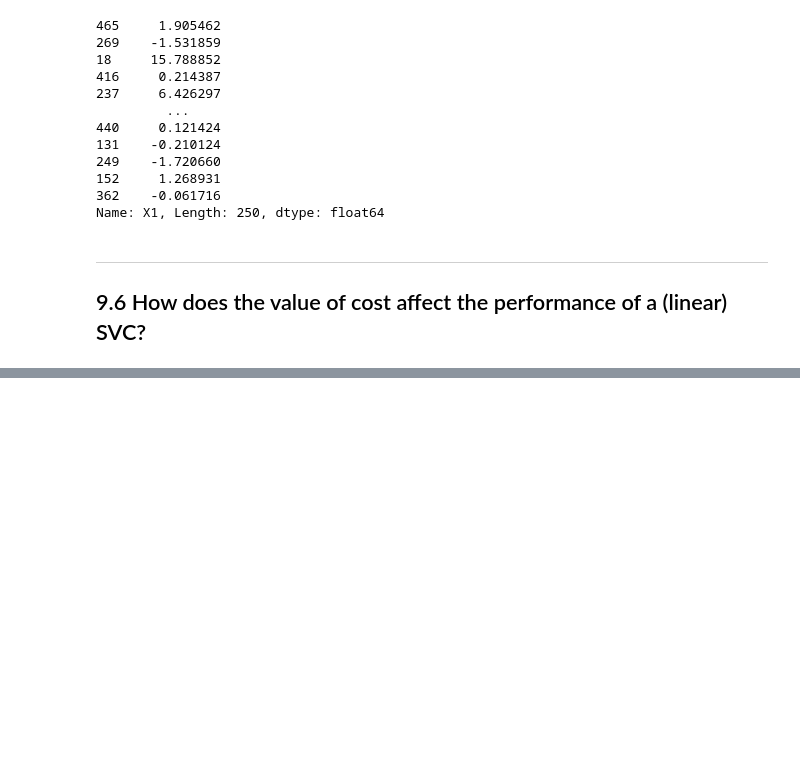
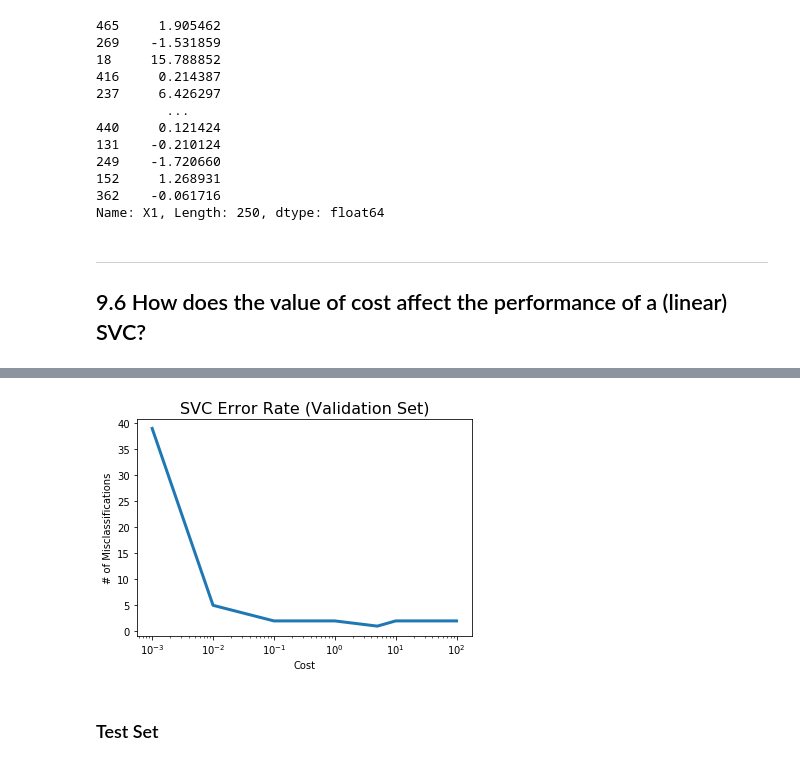
Before and after one commit to Morgan-Sell/islr-labs-exercises-python, a Jupyter notebook: exercises/09_svm_exercise.ipynb, the cells around one changed output, grey strips where cells are left out. Drawn from its saved outputs; the diff is of its cells as text; code cells hidden in the pictures; blank space fills up the shorter version.

```diff
--- a/exercises/09_svm_exercise.ipynb
+++ b/exercises/09_svm_exercise.ipynb
@@ -208,0 +238,14 @@ ax.set_title('SVC Error Rate by Cost Value ')
+# %%
+# Calculate the number of misclassified values for each cost
+# Training
+misclassifications = []
+for cost in cost_values:
+    svc = SVC(C=cost, kernel='linear', random_state=3)
+    svc.fit(X_train, y_train)
+    y_pred = svc.predict(X_train)
+    cf = confusion_matrix(y_train, y_pred)
+    num_misclassified = cf[0][1] + cf[1][0]
+    misclassifications.append(num_misclassified)
+
+    print('\nCost = ', cost)
+    print('# - Misclassified: ', num_misclassified)
@@ -208,0 +273,12 @@ ax.set_title('SVC Error Rate by Cost Value ')
+# %%
+fig, ax = plt.subplots(figsize=(6,4))
+
+ax.plot(cost_values, misclassifications, linewidth=3)
+ax.set_title('SVC Error Rate (Validation Set)', fontsize=16)
+ax.set_xlabel('Cost')
+ax.set_xscale('log')
+ax.set_ylabel('# of Misclassifications');
+# %% [output]
+[figure, added]
+# %% [markdown]
+### Test Set
```
Also changed, not shown: parts of 10 cells of this notebook.
